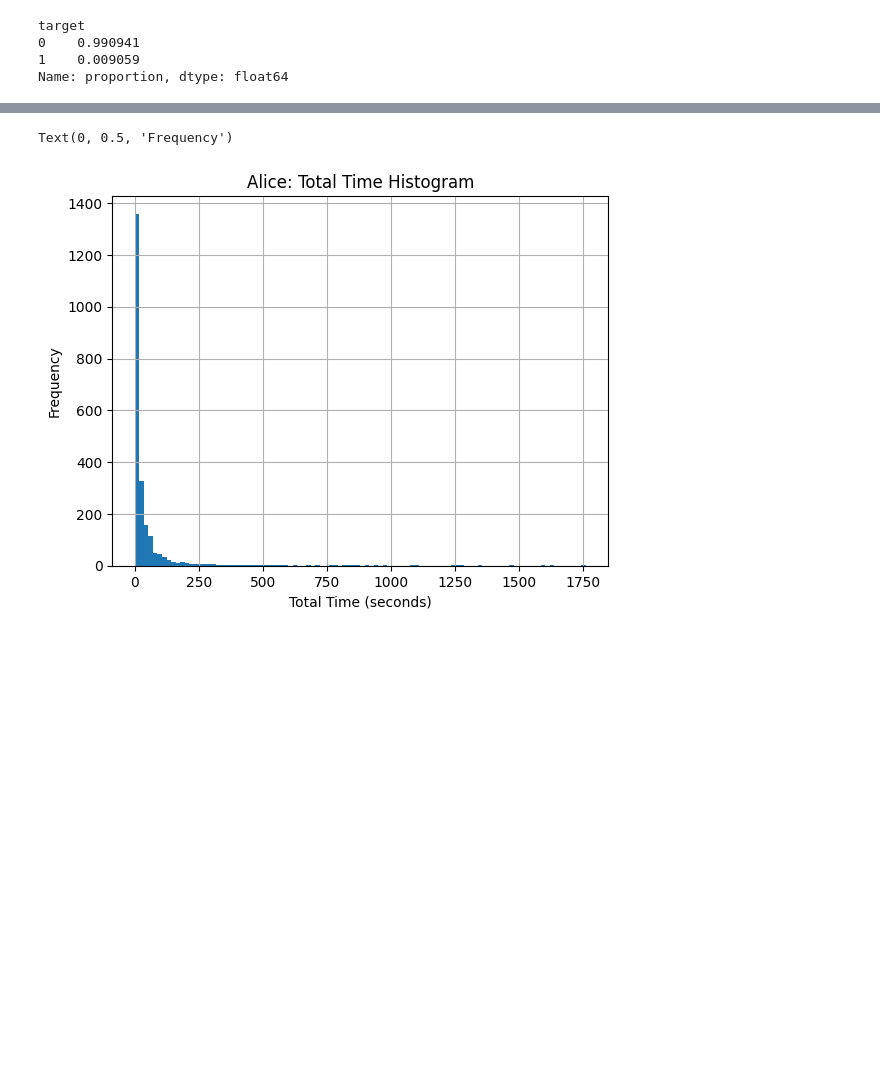
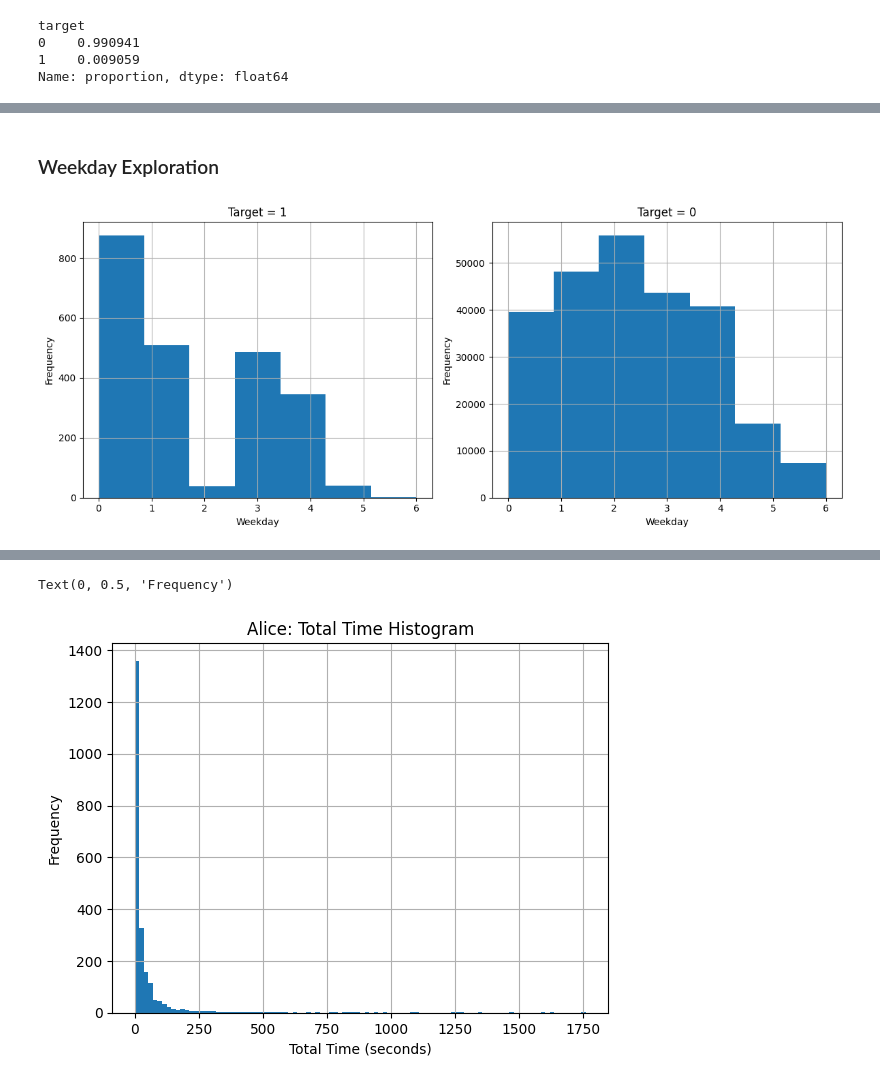
Before and after one commit to marwan995/ML-Project, a Jupyter notebook: project.ipynb, the cells around one changed output, grey strips where cells are left out. Saved outputs shown, nothing was run; the diff lists cells and outputs as text; code cells hidden in the pictures; blank space fills up the shorter version.

```diff
--- a/project.ipynb
+++ b/project.ipynb
@@ -239,0 +339,23 @@ plt.show()
+# %% [markdown]
+### Weekday Exploration
+# %%
+plt.figure(figsize=(12, 5))
+
+# Plot for target = 1
+plt.subplot(1, 2, 1)
+df[df["target"] == 1]['day_of_week1'].hist(bins=7)
+plt.title("Target = 1")
+plt.xlabel("Weekday")
+plt.ylabel("Frequency")
+
+# Plot for target = 0
+plt.subplot(1, 2, 2)
+df[df["target"] == 0]['day_of_week1'].hist(bins=7)
+plt.title("Target = 0")
+plt.xlabel("Weekday")
+plt.ylabel("Frequency")
+
+plt.tight_layout()
+plt.show()
+# %% [output]
+[figure, added]
```
Also changed, not shown: parts of 85 cells of this notebook, 8 other files.
